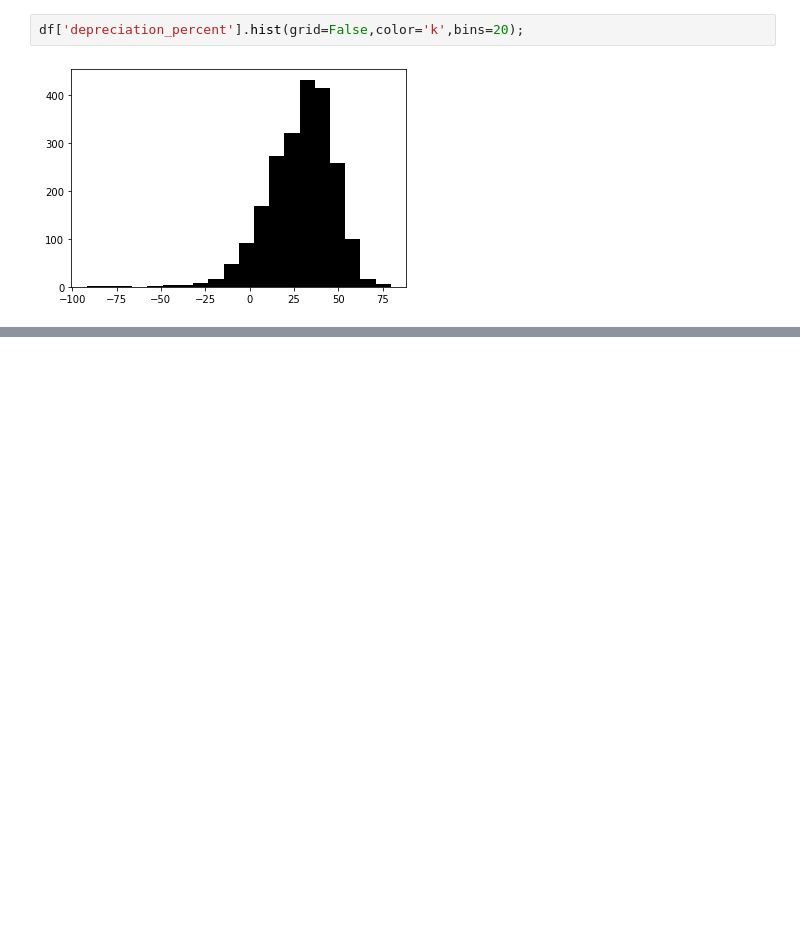
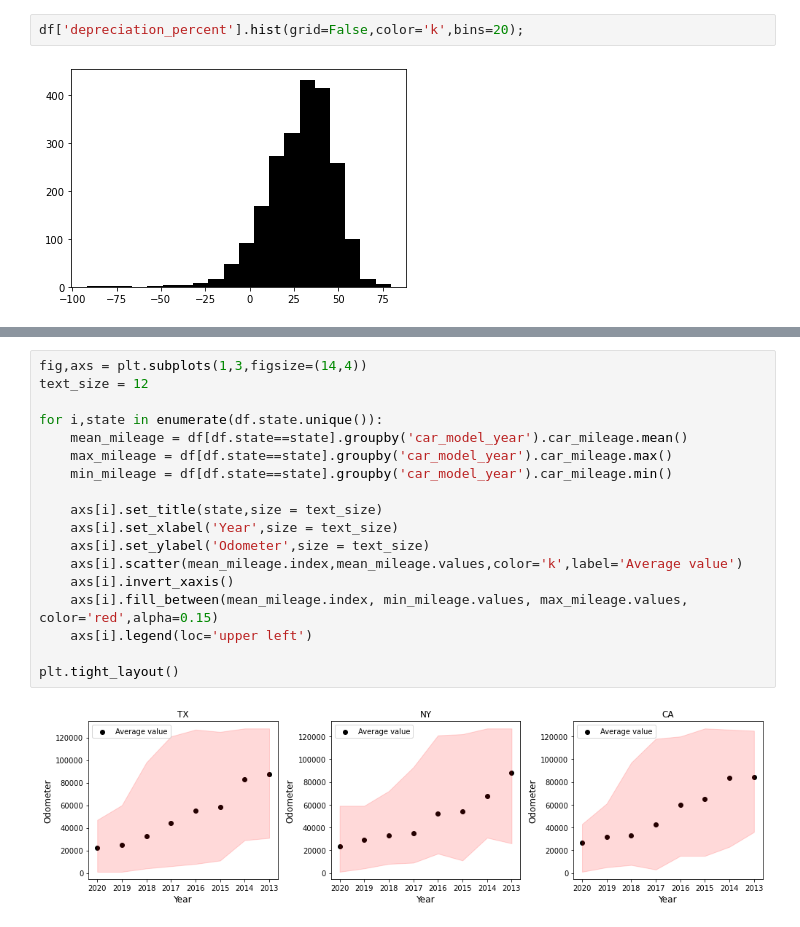
Before and after one commit to aabouie/CapStone1, a Jupyter notebook: EDA.ipynb, the cells around one changed output, grey strips where cells are left out. Drawn from its saved outputs; the diff is of its cells as text; blank space fills up the shorter version.

```diff
--- a/EDA.ipynb
+++ b/EDA.ipynb
@@ -159,0 +146,20 @@ AttributeError: 'PathCollection' object has no property 'markerfacecolor'
+# %%
+fig,axs = plt.subplots(1,3,figsize=(14,4))
+text_size = 12
+
+for i,state in enumerate(df.state.unique()):
+    mean_mileage = df[df.state==state].groupby('car_model_year').car_mileage.mean()
+    max_mileage = df[df.state==state].groupby('car_model_year').car_mileage.max()
+    min_mileage = df[df.state==state].groupby('car_model_year').car_mileage.min()
+
+    axs[i].set_title(state,size = text_size)
+    axs[i].set_xlabel('Year',size = text_size)
+    axs[i].set_ylabel('Odometer',size = text_size)
+    axs[i].scatter(mean_mileage.index,mean_mileage.values,color='k',label='Average value')
+    axs[i].invert_xaxis()
+    axs[i].fill_between(mean_mileage.index, min_mileage.values, max_mileage.values, color='red',alpha=0.15)
+    axs[i].legend(loc='upper left')
+
+plt.tight_layout()
+# %% [output]
+[figure, added]
```
Also changed, not shown: parts of 12 cells of this notebook.
